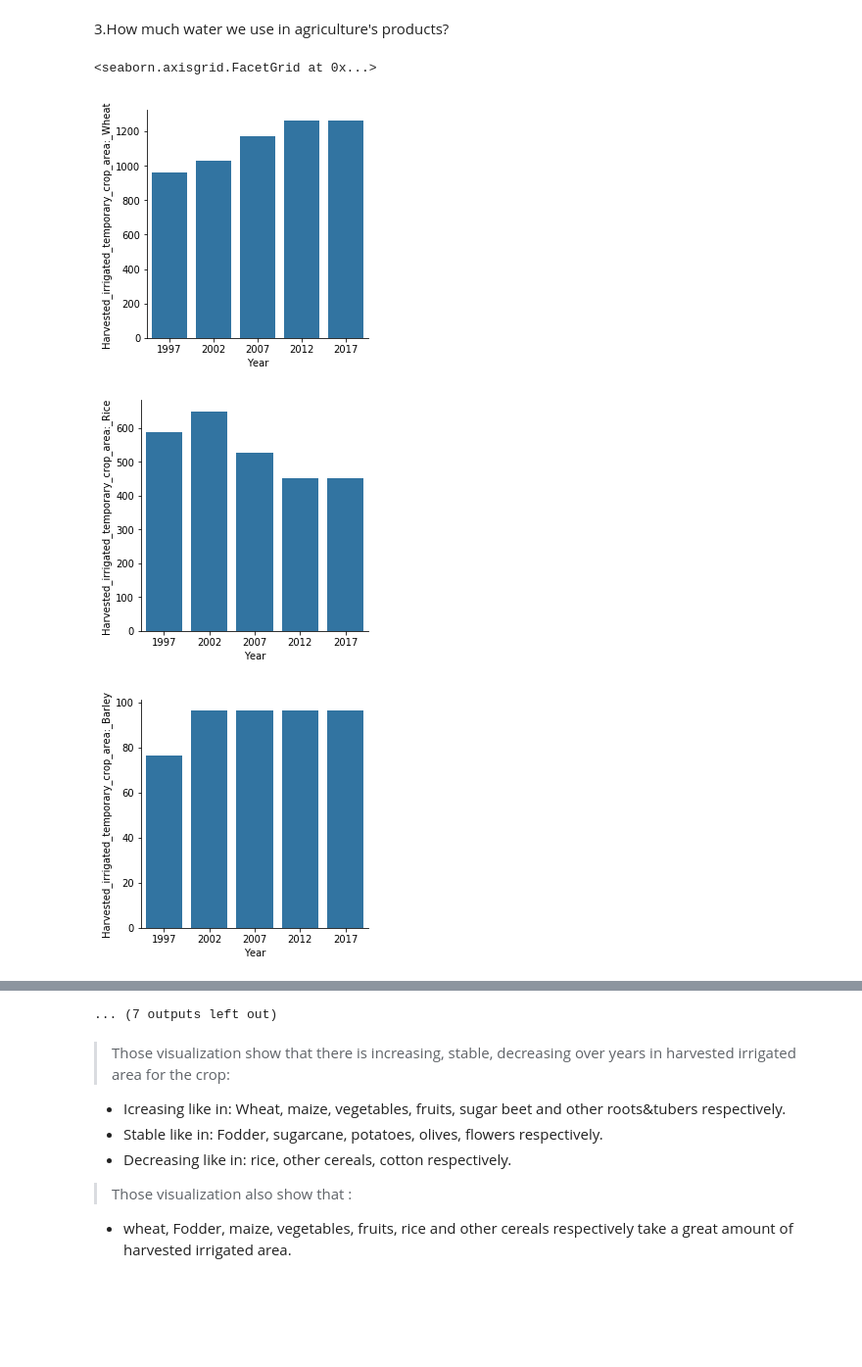
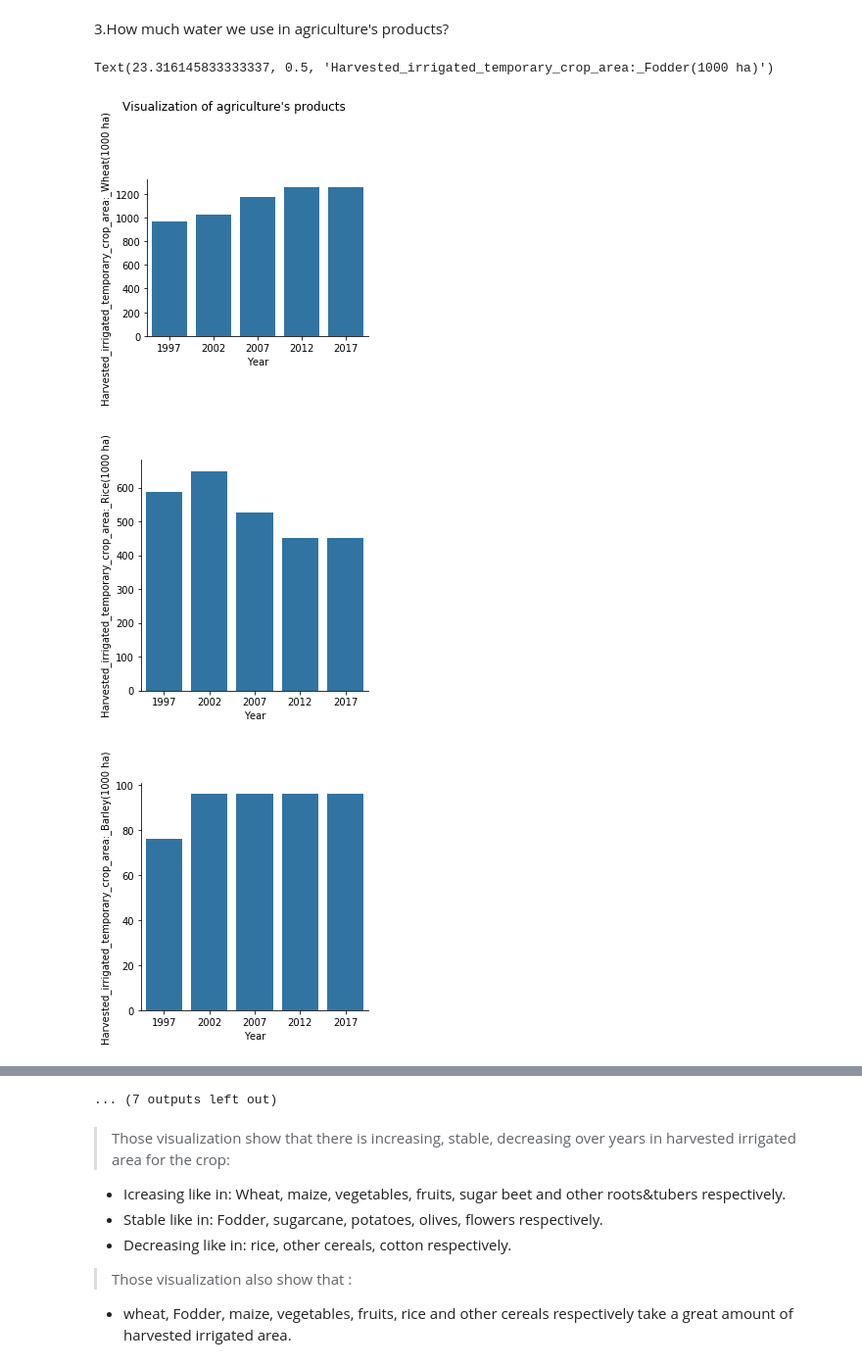
Before and after one commit to OmdenaAI/omdena-egypt-freshwater, a Jupyter notebook: src/visualizations/AnalyzeWaterConsumptionInEgyptOnAquastatDataset_notebook.ipynb, the cells around one changed output, grey strips where cells are left out. Shown at 98% size. Saved outputs shown, nothing was run; the diff lists cells and outputs as text; code cells hidden in the pictures; blank space fills up the shorter version.

```diff
--- a/src/visualizations/AnalyzeWaterConsumptionInEgyptOnAquastatDataset_notebook.ipynb
+++ b/src/visualizations/AnalyzeWaterConsumptionInEgyptOnAquastatDataset_notebook.ipynb
@@ -348,76 +362,113 @@ sns.barplot(data = df, x = 'Year', y = 'Municipal_water_withdrawal')
 g=sns.FacetGrid(data=df,height=4)
 g.map(sns.barplot,'Year','Harvested_irrigated_temporary_crop_area:_Wheat')
 g.add_legend()
+plt.ylabel("Harvested_irrigated_temporary_crop_area:_Wheat(1000 ha)")
+
+# add title
+plt.subplots_adjust(top=0.7)
+plt.suptitle("Visualization of agriculture's products")
 # visualization of rice
 g=sns.FacetGrid(data=df,height=4)
 g.map(sns.barplot,'Year','Harvested_irrigated_temporary_crop_area:_Rice')
 g.add_legend()
+plt.ylabel("Harvested_irrigated_temporary_crop_area:_Rice(1000 ha)")
+
 # visualization of Barley
 g=sns.FacetGrid(data=df,height=4)
 g.map(sns.barplot,'Year','Harvested_irrigated_temporary_crop_area:_Barley')
 g.add_legend()
+plt.ylabel("Harvested_irrigated_temporary_crop_area:_Barley(1000 ha)")
+
 # visualization of Maize
 g=sns.FacetGrid(data=df,height=4)
 g.map(sns.barplot,'Year','Harvested_irrigated_temporary_crop_area:_Maize')
 g.add_legend()
+plt.ylabel("Harvested_irrigated_temporary_crop_area:_Maize(1000 ha)")
+
 # visualization of Millet
 g=sns.FacetGrid(data=df,height=4)
 g.map(sns.barplot,'Year','Harvested_irrigated_temporary_crop_area:_Millet')
 g.add_legend()
+plt.ylabel("Harvested_irrigated_temporary_crop_area:_Millet(1000 ha)")
+
 # visualization of cereals
 g=sns.FacetGrid(data=df,height=4)
 g.map(sns.barplot,'Year','Harvested_irrigated_temporary_crop_area:_Other_cereals')
 g.add_legend()
+plt.ylabel("Harvested_irrigated_temporary_crop_area:_Other_cereals(1000 ha)")
+
 # visualization of Vegetables
 g=sns.FacetGrid(data=df,height=4)
 g.map(sns.barplot,'Year','Harvested_irrigated_temporary_crop_area:_Vegetables')
 g.add_legend()
+plt.ylabel("Harvested_irrigated_temporary_crop_area:_Vegetables(1000 ha)")
+
 # visualization of Potatoes
 g=sns.FacetGrid(data=df,height=4)
 g.map(sns.barplot,'Year','Harvested_irrigated_temporary_crop_area:_Potatoes')
 g.add_legend()
+plt.ylabel("Harvested_irrigated_temporary_crop_area:_Potatoes(1000 ha)")
+
 # visualization of Other roots and tubers
 g=sns.FacetGrid(data=df,height=5)
 g.map(sns.barplot,'Year','Harvested_irrigated_temporary_crop_area:_Other_roots_and_tubers')
 g.add_legend()
+plt.ylabel("Harvested_irrigated_temporary_crop_area:_Other_roots_and_tubers(1000 ha)")
+
 # visualization of Sugar beet
 g=sns.FacetGrid(data=df,height=4)
 g.map(sns.barplot,'Year','Harvested_irrigated_temporary_crop_area:_Sugar_beet')
 g.add_legend()
+plt.ylabel("Harvested_irrigated_temporary_crop_area:_Sugar_beet(1000 ha)")
 # visualization of Sugarcane
 g=sns.FacetGrid(data=df,height=4)
 g.map(sns.barplot,'Year','Harvested_irrigated_temporary_crop_area:_Sugarcane')
 g.add_legend()
+plt.ylabel("Harvested_irrigated_temporary_crop_area:_Sugarcane(1000 ha)")
+
 # visualization of Cotton
 g=sns.FacetGrid(data=df,height=4)
 g.map(sns.barplot,'Year','Harvested_irrigated_temporary_crop_area:_Cotton')
 g.add_legend()
+plt.ylabel("Harvested_irrigated_temporary_crop_area:_Cotton(1000 ha)")
+
 # visualization of Flowers
 g=sns.FacetGrid(data=df,height=4)
 g.map(sns.barplot,'Year','Harvested_irrigated_temporary_crop_area:_Flowers')
 g.add_legend()
+plt.ylabel("Harvested_irrigated_temporary_crop_area:_Flowers(1000 ha)")
+
 # visualization of Other crops
 g=sns.FacetGrid(data=df,height=4)
 g.map(sns.barplot,'Year','Harvested_irrigated_temporary_crop_area:_Other_crops')
 g.add_legend()
+plt.ylabel("Harvested_irrigated_temporary_crop_area:_Other_crops(1000 ha)")
+
 # visualization of Bananas
 g=sns.FacetGrid(data=df,height=4)
 g.map(sns.barplot,'Year','Harvested_irrigated_permanent_crop_area:_Bananas')
 g.add_legend()
+plt.ylabel("Harvested_irrigated_permanent_crop_area:_Bananas(1000 ha)")
+
 # visualization of Other fruits
 g=sns.FacetGrid(data=df,height=4)
 g.map(sns.barplot,'Year','Harvested_irrigated_permanent_crop_area:_Other_fruits')
 g.add_legend()
+plt.ylabel("Harvested_irrigated_permanent_crop_area:_Other_fruits(1000 ha)")
+
 # visualization of Olives
 g=sns.FacetGrid(data=df,height=4)
 g.map(sns.barplot,'Year','Harvested_irrigated_permanent_crop_area:_Olives')
 g.add_legend()
+plt.ylabel("Harvested_irrigated_permanent_crop_area:_Olives(1000 ha)")
+
 # visualization of Fodder
 g=sns.FacetGrid(data=df,height=4)
 g.map(sns.barplot,'Year','Harvested_irrigated_temporary_crop_area:_Fodder')
 g.add_legend()
+plt.ylabel("Harvested_irrigated_temporary_crop_area:_Fodder(1000 ha)")
 # %% [output]
-<seaborn.axisgrid.FacetGrid at 0x...>
+Text(23.316145833333337, 0.5, 'Harvested_irrigated_temporary_crop_area:_Fodder(1000 ha)')
-[figure, old version]
+[figure, new version]
-[figure, old version]
+[figure, new version]
-[figure, old version]
+[figure, new version]
```
Also changed, not shown: parts of 13 cells of this notebook.
